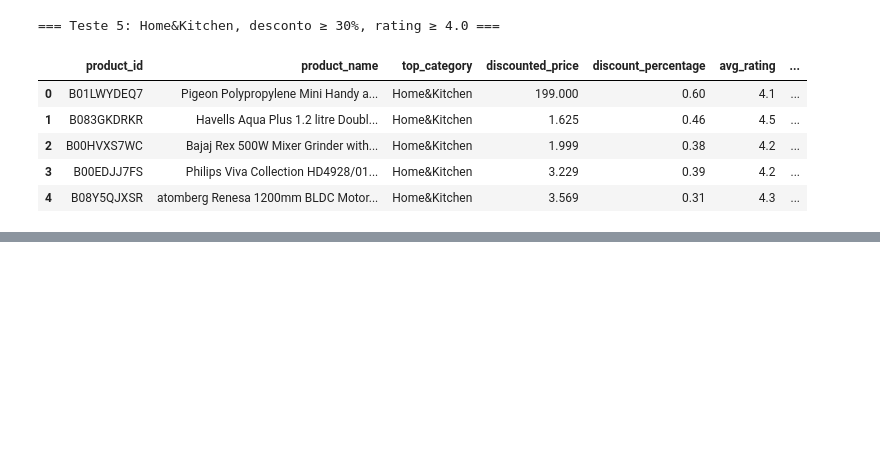
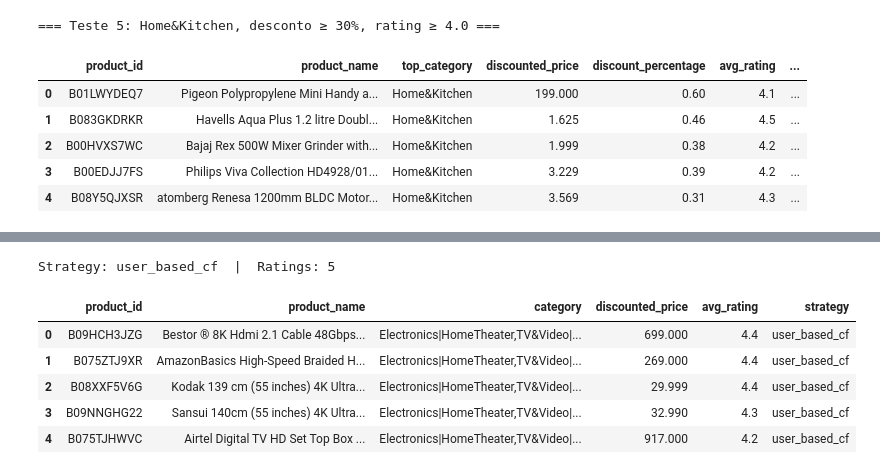
Before and after one commit to jorgemendanhacruz/SistemasDeRecomendacoes_ISEP, a Jupyter notebook: recommender-api/src/models/models.ipynb, the cells around one changed output, grey strips where cells are left out. Saved outputs shown, nothing was run; the diff lists cells and outputs as text; code cells hidden in the pictures; blank space fills up the shorter version.

```diff
--- a/recommender-api/src/models/models.ipynb
+++ b/recommender-api/src/models/models.ipynb
@@ -760,0 +869,16 @@ knowledge_based_recommender(
+# %%
+# ── Test 3: >1 ratings → user-based collaborative filtering ──────────────────
+multi_rating_user = rating_counts[rating_counts > 1].index[0]
+num = rating_counts[multi_rating_user]
+
+recs, strategy = switching_hybrid_recommender(multi_rating_user, n=5)
+print(f"Strategy: {strategy}  |  Ratings: {num}")
+recs
+# %% [output]
+Strategy: user_based_cf  |  Ratings: 5
+|  | product_id | product_name | category | discounted_price | avg_rating | strategy |
+| 0 | B09HCH3JZG | Bestor ® 8K Hdmi 2.1 Cable 48Gbps... | Electronics|HomeTheater,TV&Video|... | 699.000 | 4.4 | user_based_cf |
+| 1 | B075ZTJ9XR | AmazonBasics High-Speed Braided H... | Electronics|HomeTheater,TV&Video|... | 269.000 | 4.4 | user_based_cf |
+| 2 | B08XXF5V6G | Kodak 139 cm (55 inches) 4K Ultra... | Electronics|HomeTheater,TV&Video|... | 29.999 | 4.4 | user_based_cf |
+| 3 | B09NNGHG22 | Sansui 140cm (55 inches) 4K Ultra... | Electronics|HomeTheater,TV&Video|... | 32.990 | 4.3 | user_based_cf |
+| 4 | B075TJHWVC | Airtel Digital TV HD Set Top Box ... | Electronics|HomeTheater,TV&Video|... | 917.000 | 4.2 | user_based_cf |
```
Also changed, not shown: parts of 18 cells of this notebook.
